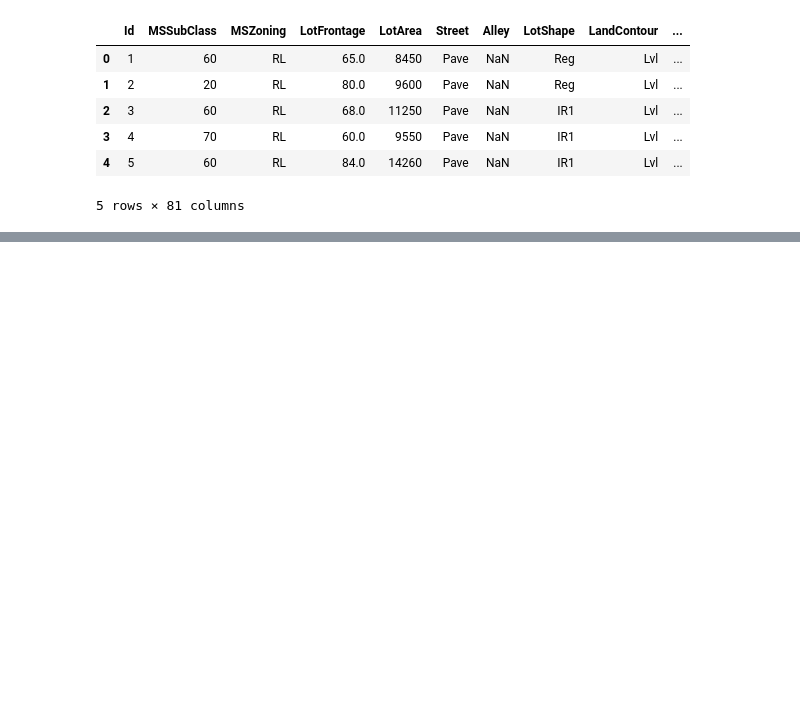
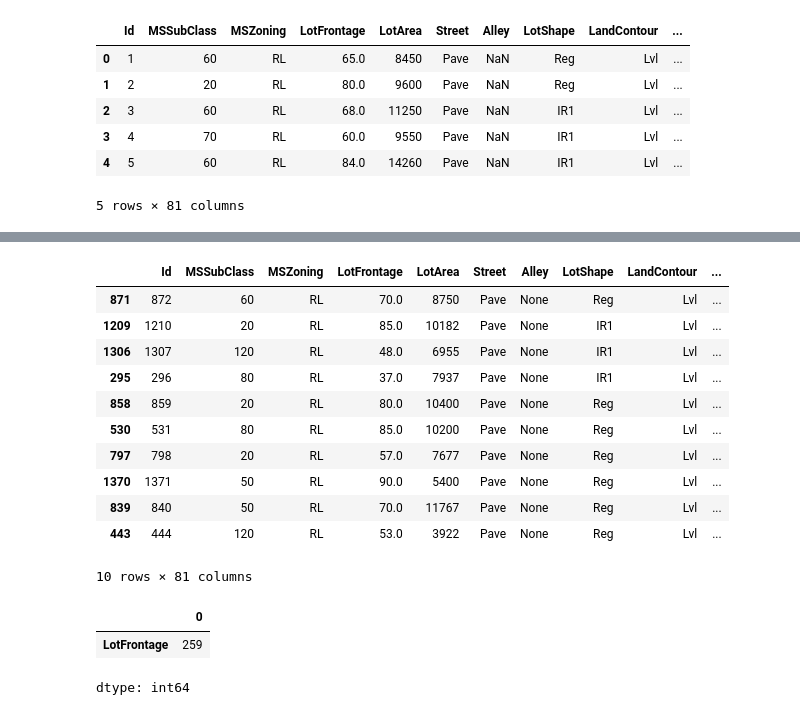
Before and after one commit to kamyczuram/Projects, a Jupyter notebook: House_Prices_XGBOOST/House_Prices_XGBOOST.ipynb, the cells around one changed output, grey strips where cells are left out. Cells and saved outputs as stored; diff of their text form; code cells hidden in the pictures; blank space fills up the shorter version.

```diff
--- a/House_Prices_XGBOOST/House_Prices_XGBOOST.ipynb
+++ b/House_Prices_XGBOOST/House_Prices_XGBOOST.ipynb
@@ -18,0 +111,43 @@ df_train.head()
+# %%
+none_cols = [
+    'Alley', 'BsmtQual', 'BsmtCond', 'BsmtExposure',
+    'BsmtFinType1', 'BsmtFinType2', 'FireplaceQu',
+    'GarageType', 'GarageFinish', 'GarageQual', 'GarageCond',
+    'PoolQC', 'Fence', 'MiscFeature', 'MasVnrType'
+]
+
+for col in none_cols:
+    df[col] = df[col].fillna("None")
+
+df['MasVnrArea'] = df.apply(
+    lambda row: 0.0 if row['MasVnrType'] == 'None' else row['MasVnrArea'],
+    axis=1
+)
+
+df['GarageYrBlt'] = df.apply(
+    lambda row: 0.0 if row['GarageType'] == 'None' else row['GarageYrBlt'],
+    axis=1
+)
+
+df['Electrical'] = df['Electrical'].fillna('Unknown')
+# %%
+df.sample(10)
+# %% [output]
+|  | Id | MSSubClass | MSZoning | LotFrontage | LotArea | Street | Alley | LotShape | LandContour | ... |
+| 871 | 872 | 60 | RL | 70.0 | 8750 | Pave | None | Reg | Lvl | ... |
+| 1209 | 1210 | 20 | RL | 85.0 | 10182 | Pave | None | IR1 | Lvl | ... |
+| 1306 | 1307 | 120 | RL | 48.0 | 6955 | Pave | None | IR1 | Lvl | ... |
+| 295 | 296 | 80 | RL | 37.0 | 7937 | Pave | None | IR1 | Lvl | ... |
+| 858 | 859 | 20 | RL | 80.0 | 10400 | Pave | None | Reg | Lvl | ... |
+| 530 | 531 | 80 | RL | 85.0 | 10200 | Pave | None | Reg | Lvl | ... |
+| 797 | 798 | 20 | RL | 57.0 | 7677 | Pave | None | Reg | Lvl | ... |
+| 1370 | 1371 | 50 | RL | 90.0 | 5400 | Pave | None | Reg | Lvl | ... |
+| 839 | 840 | 50 | RL | 70.0 | 11767 | Pave | None | Reg | Lvl | ... |
+| 443 | 444 | 120 | RL | 53.0 | 3922 | Pave | None | Reg | Lvl | ... |
+10 rows × 81 columns
+# %%
+df.isnull().sum()[df.isnull().sum() > 0]
+# %% [output]
+|  | 0 |
+| LotFrontage | 259 |
+dtype: int64
```
Also changed, not shown: parts of 14 cells of this notebook.
